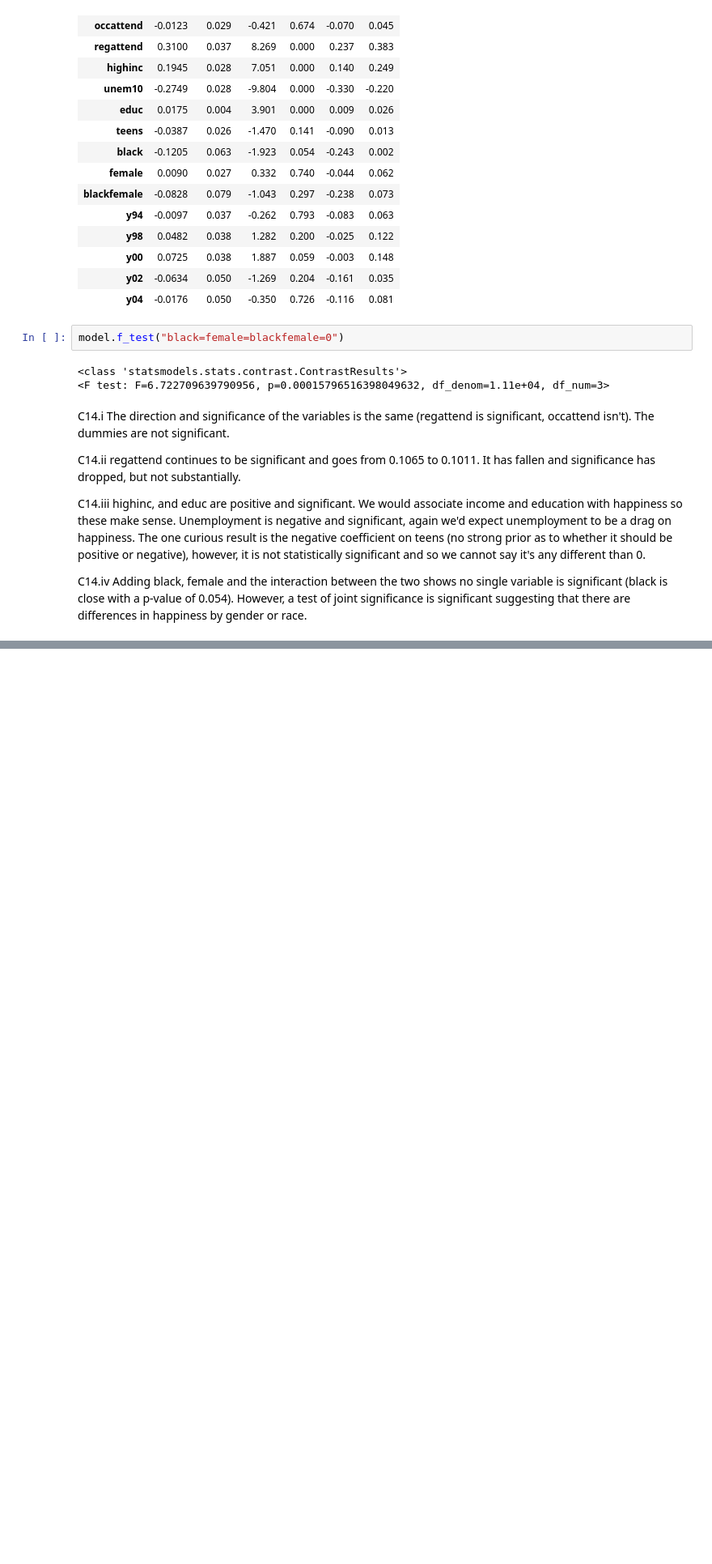
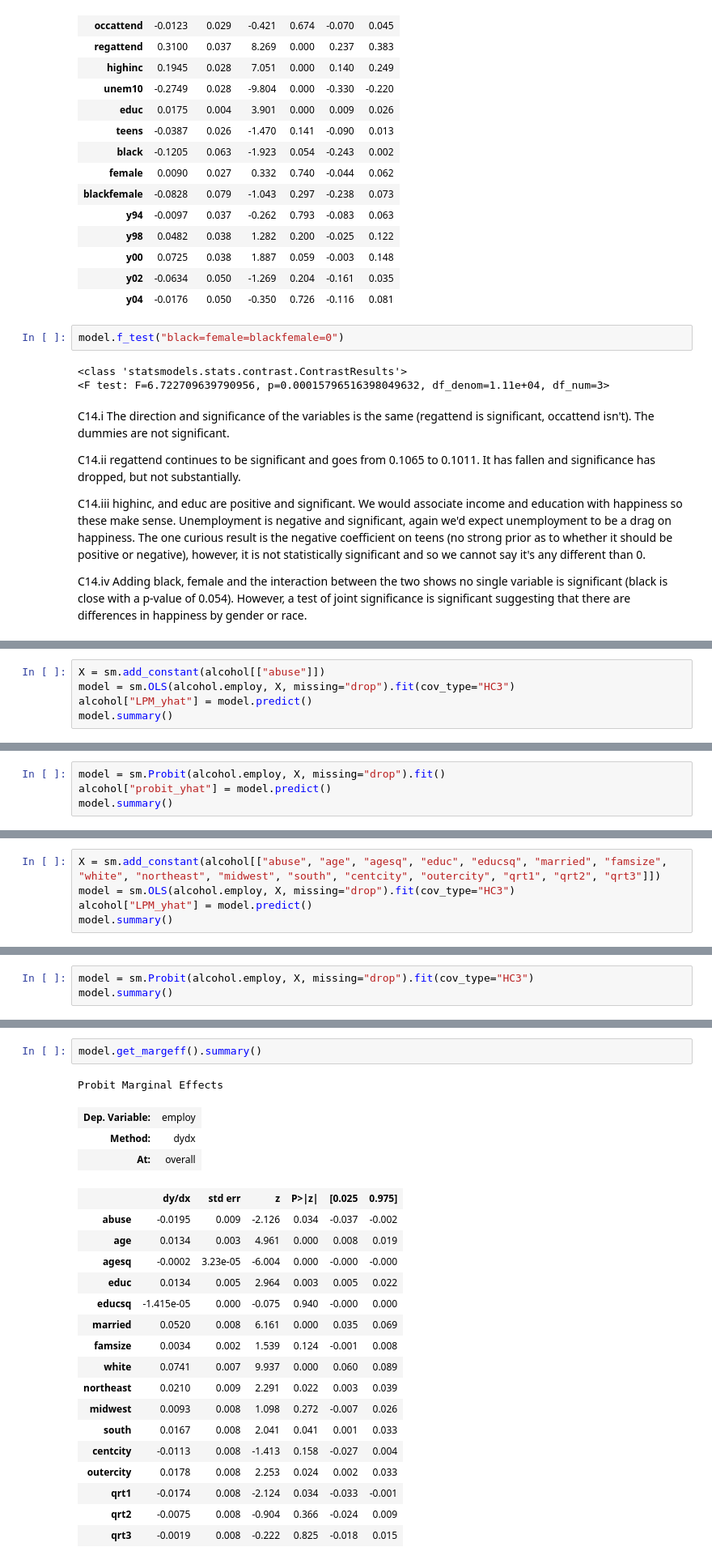
Before and after one commit to systemchalk/wooldridge_workbook, a Jupyter notebook: ch17.ipynb, the cells around one changed output, grey strips where cells are left out. Shown at 81% size. Saved outputs shown, nothing was run; the diff lists cells and outputs as text; blank space fills up the shorter version.

```diff
--- a/ch17.ipynb
+++ b/ch17.ipynb
@@ -1872,0 +1884,5 @@ C14.iv Adding black, female and the interaction between the two shows no single
+# %%
+X = sm.add_constant(alcohol[["abuse"]])
+model = sm.OLS(alcohol.employ, X, missing="drop").fit(cov_type="HC3")
+alcohol["LPM_yhat"] = model.predict()
+model.summary()
@@ -1872,0 +1909,4 @@ C14.iv Adding black, female and the interaction between the two shows no single
+# %%
+model = sm.Probit(alcohol.employ, X, missing="drop").fit()
+alcohol["probit_yhat"] = model.predict()
+model.summary()
@@ -1872,0 +1969,5 @@ C14.iv Adding black, female and the interaction between the two shows no single
+# %%
+X = sm.add_constant(alcohol[["abuse", "age", "agesq", "educ", "educsq", "married", "famsize", "white", "northeast", "midwest", "south", "centcity", "outercity", "qrt1", "qrt2", "qrt3"]])
+model = sm.OLS(alcohol.employ, X, missing="drop").fit(cov_type="HC3")
+alcohol["LPM_yhat"] = model.predict()
+model.summary()
@@ -1872,0 +2009,3 @@ C14.iv Adding black, female and the interaction between the two shows no single
+# %%
+model = sm.Probit(alcohol.employ, X, missing="drop").fit(cov_type="HC3")
+model.summary()
@@ -1872,0 +2040,24 @@ C14.iv Adding black, female and the interaction between the two shows no single
+# %%
+model.get_margeff().summary()
+# %% [output]
+Probit Marginal Effects
+| Dep. Variable: | employ |
+| Method: | dydx |
+| At: | overall |
+|  | dy/dx | std err | z | P>|z| | [0.025 | 0.975] |
+| abuse | -0.0195 | 0.009 | -2.126 | 0.034 | -0.037 | -0.002 |
+| age | 0.0134 | 0.003 | 4.961 | 0.000 | 0.008 | 0.019 |
+| agesq | -0.0002 | 3.23e-05 | -6.004 | 0.000 | -0.000 | -0.000 |
+| educ | 0.0134 | 0.005 | 2.964 | 0.003 | 0.005 | 0.022 |
+| educsq | -1.415e-05 | 0.000 | -0.075 | 0.940 | -0.000 | 0.000 |
+| married | 0.0520 | 0.008 | 6.161 | 0.000 | 0.035 | 0.069 |
+| famsize | 0.0034 | 0.002 | 1.539 | 0.124 | -0.001 | 0.008 |
+| white | 0.0741 | 0.007 | 9.937 | 0.000 | 0.060 | 0.089 |
+| northeast | 0.0210 | 0.009 | 2.291 | 0.022 | 0.003 | 0.039 |
+| midwest | 0.0093 | 0.008 | 1.098 | 0.272 | -0.007 | 0.026 |
+| south | 0.0167 | 0.008 | 2.041 | 0.041 | 0.001 | 0.033 |
+| centcity | -0.0113 | 0.008 | -1.413 | 0.158 | -0.027 | 0.004 |
+| outercity | 0.0178 | 0.008 | 2.253 | 0.024 | 0.002 | 0.033 |
+| qrt1 | -0.0174 | 0.008 | -2.124 | 0.034 | -0.033 | -0.001 |
+| qrt2 | -0.0075 | 0.008 | -0.904 | 0.366 | -0.024 | 0.009 |
+| qrt3 | -0.0019 | 0.008 | -0.222 | 0.825 | -0.018 | 0.015 |
```
Also changed, not shown: parts of 51 cells of this notebook.
